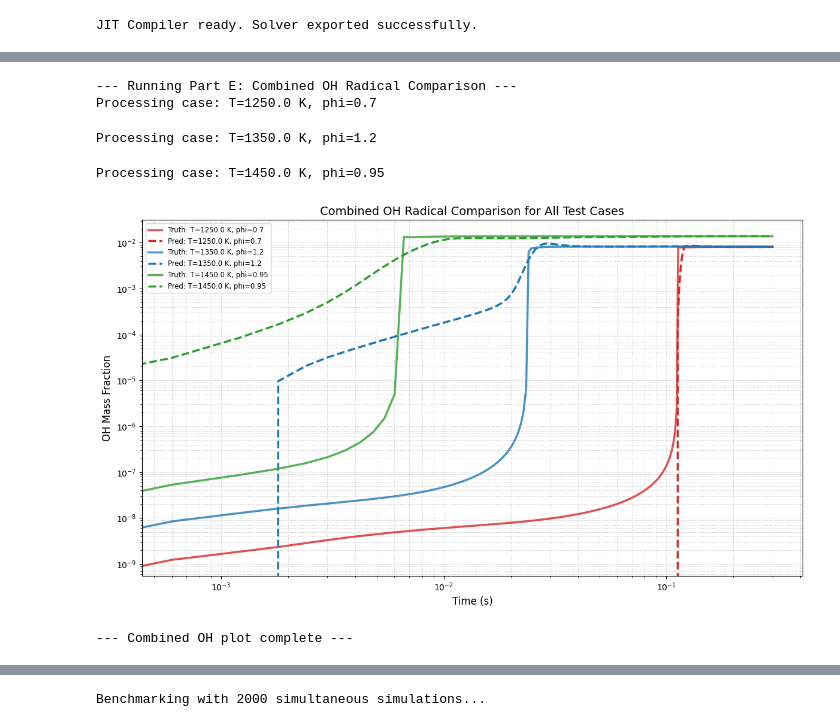
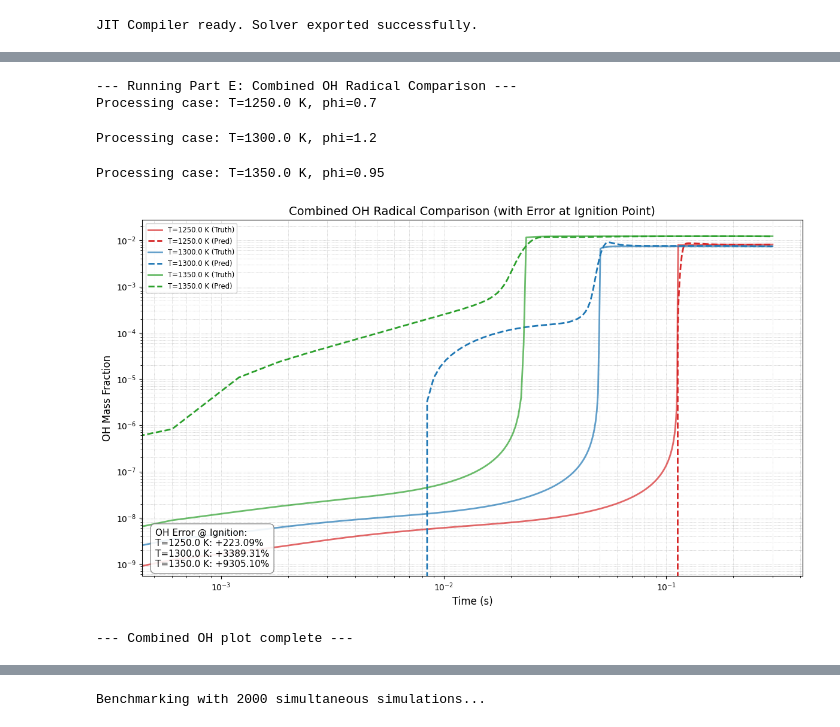
Before and after one commit to adityaprasad2005/ME691-ChemNODE-Ammonia, a Jupyter notebook: notebooks/phase4-model_evaluation.ipynb, the cells around one changed output, grey strips where cells are left out. Cells and saved outputs as stored; diff of their text form; code cells hidden in the pictures.

```diff
--- a/notebooks/phase4-model_evaluation.ipynb
+++ b/notebooks/phase4-model_evaluation.ipynb
@@ -42,8 +60,8 @@ SIM_END_TIME = 0.30
 # --- Test Parameters ---
 TEST_CASES = [
     (1250.0, 0.7),
-    (1350.0, 1.2),
-    (1450.0, 0.95)]
+    (1300.0, 1.2),
+    (1350.0, 0.95)]
 
 # --- Set device ---
 device = torch.device("cuda" if torch.cuda.is_available() else "cpu")
@@ -237,8 +255,8 @@ def plot_comparison(df_truth, df_pred, T0, phi):
     color = 'tab:red'
     ax1.set_xlabel('Time (s)')
     ax1.set_ylabel('Temperature (K)', color=color)
-    ax1.plot(df_truth['Time (s)'], df_truth['Temperature (K)'], color=color, label='Truth', lw=2)
-    ax1.plot(df_pred['Time (s)'], df_pred['Temperature (K)'], color=color, linestyle='--', label='Pred', lw=2)
+    ax1.plot(df_truth['Time (s)'], df_truth['Temperature (K)'], color=color, label='Truth temp', lw=2)
+    ax1.plot(df_pred['Time (s)'], df_pred['Temperature (K)'], color=color, linestyle='--', label='Pred temp', lw=2)
     ax1.tick_params(axis='y', labelcolor=color)
     ax1.grid(which='both', linestyle=':', linewidth=0.5)
     ax1.set_xscale('log')
@@ -344,61 +386,86 @@ Processing case: T=1450.0 K, phi=0.95
 --- Combined plot complete ---
 # %%
-# --- Part E: Combined OH Radical Comparison Plot ---
+# --- Part E: Combined OH Radical Comparison Plot (Modified) ---
 
 print("\n--- Running Part E: Combined OH Radical Comparison ---")
 
 fig, ax1 = plt.subplots(figsize=(12, 7))
 
-# Use the same distinct colors for consistency
-custom_colors = ['tab:red', 'tab:blue', 'tab:green', 'tab:purple', 'tab:orange']
+# Use distinct colors
+custom_colors = ['tab:red', 'tab:blue', 'tab:green']
+
+# String to accumulate stats
+stats_text = "OH Error @ Ignition:\n"
 
 # Loop over all test cases
 for i, (T0, phi) in enumerate(TEST_CASES):
     print(f"Processing case: T={T0} K, phi={phi}")
 
-    # 1. Get Ground Truth
+    # 1. Get Data
     df_truth = get_ground_truth_sim(T0, phi, ct.one_atm)
-
-    # 2. Get NODE Prediction
     df_pred = get_node_prediction(T0, phi, ct.one_atm)
 
-    # 3. Plot this case's OH curves
-    case_label = f"T={T0} K, phi={phi}"
+    # 2. Plot OH Curves
+    case_label = f"T={T0} K"
     color = custom_colors[i % len(custom_colors)]
 
-    # Plot Ground Truth (Solid Line)
     ax1.plot(df_truth['Time (s)'], df_truth['OH'],
-             color=color, linestyle='-', lw=2.5, alpha=0.8,
-             label=f'Truth: {case_label}')
+             color=color, linestyle='-', lw=2, alpha=0.7,
+             label=f'{case_label} (Truth)')
 
-    # Plot Prediction (Dashed Line)
     ax1.plot(df_pred['Time (s)'], df_pred['OH'],
-             color=color, linestyle='--', lw=2.5,
-             label=f'Pred: {case_label}')
+             color=color, linestyle='--', lw=2,
+             label=f'{case_label} (Pred)')
+
+    # 3. Calculate OH at Ignition
+    # Find index of max dT/dt (Ignition Time)
+    # Truth
+    dT_dt_truth = np.gradient(df_truth['Temperature (K)'], df_truth['Time (s)'])
+    idx_truth = np.argmax(dT_dt_truth)
+    oh_at_ign_truth = df_truth['OH'].iloc[idx_truth]
+
+    # Pred
+    dT_dt_pred = np.gradient(df_pred['Temperature (K)'], df_pred['Time (s)'])
+    idx_pred = np.argmax(dT_dt_pred)
+    oh_at_ign_pred = df_pred['OH'].iloc[idx_pred]
+
+    # 4. Calculate Error
+    # Check if ignition actually happened (temp rose by at least 200K)
+    if (df_truth['Temperature (K)'].max() > T0 + 200) and (df_pred['Temperature (K)'].max() > T0 + 200):
+        oh_error = ((oh_at_ign_pred - oh_at_ign_truth) / oh_at_ign_truth) * 100
+        stats_text += f"{case_label}: {oh_error:+.2f}%\n"
+    else:
+        stats_text += f"{case_label}: No Ign\n"
 
 # --- Finalize Plot ---
 ax1.set_xlabel('Time (s)', fontsize=12)
 ax1.set_ylabel('OH Mass Fraction', fontsize=12)
 ax1.set_xscale('log')
-ax1.set_yscale('log')  # Log-Log is best for radicals
+ax1.set_yscale('log')  # Log-Log is essential for OH
 ax1.grid(which='both', linestyle=':', linewidth=0.5)
 
-# Set Y-axis limit to avoid log(0) issues at the very start if needed
-# ax1.set_ylim(bottom=1e-10)
+# Legend
+ax1.legend(loc='upper left', fontsize='small', framealpha=0.9, ncol=1)
 
-ax1.legend(loc='upper left', fontsize='small', framealpha=0.9)
+# Stats Text Box
+ax1.text(0.02, 0.02, stats_text.strip(),
+         transform=ax1.transAxes,
+         fontsize=11,
+         verticalalignment='bottom',
+         horizontalalignment='left',
+         bbox=dict(boxstyle='round,pad=0.5', facecolor='white', alpha=0.9, edgecolor='gray'))
 
-plt.title('Combined OH Radical Comparison for All Test Cases', fontsize=14)
+plt.title('Combined OH Radical Comparison (with Error at Ignition Point)', fontsize=14)
 plt.tight_layout()
 plt.show()
 
 print("--- Combined OH plot complete ---")
 # %% [output]
 --- Running Part E: Combined OH Radical Comparison ---
 Processing case: T=1250.0 K, phi=0.7
-Processing case: T=1350.0 K, phi=1.2
+Processing case: T=1300.0 K, phi=1.2
-Processing case: T=1450.0 K, phi=0.95
+Processing case: T=1350.0 K, phi=0.95
-[figure, old version]
+[figure, new version]
 --- Combined OH plot complete ---
 # %%
 # Quantitative Table
```
Also changed, not shown: parts of 4 cells of this notebook.
